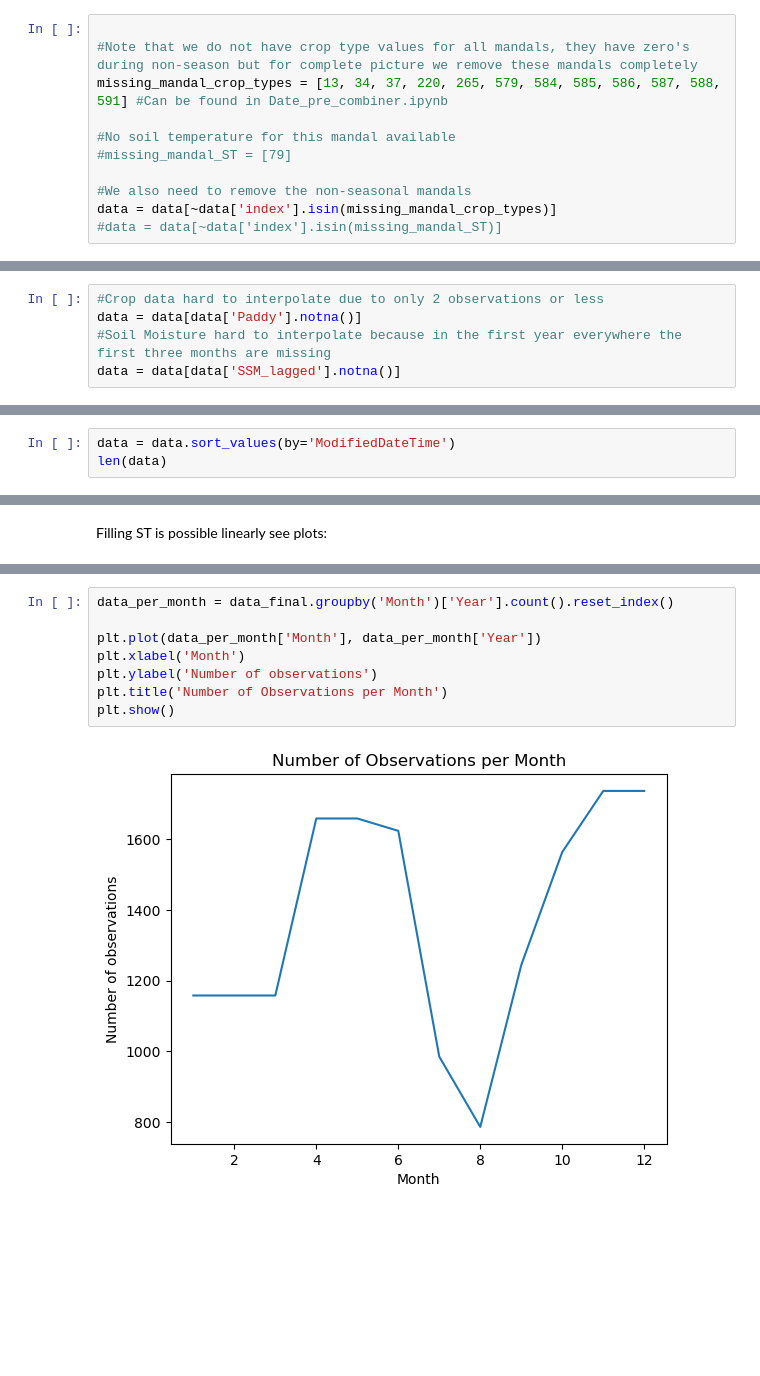
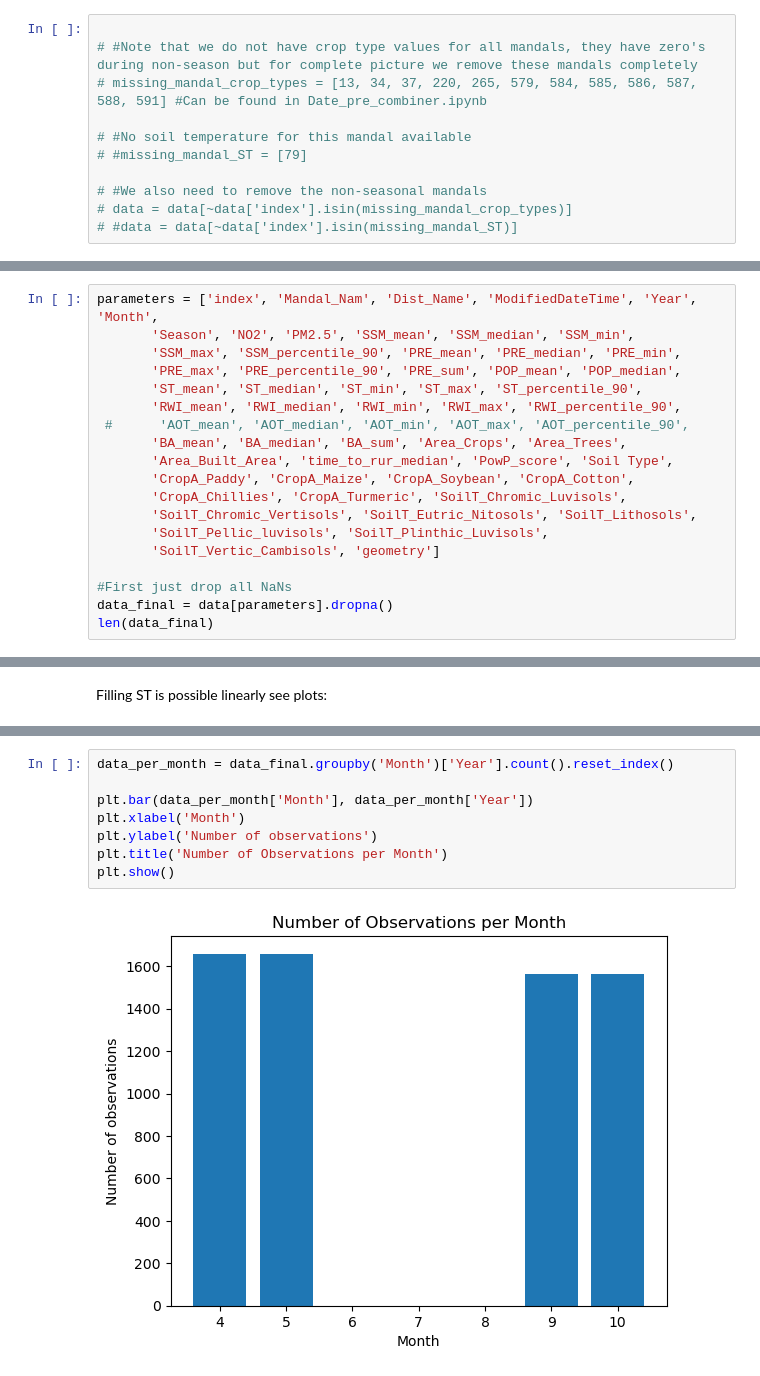
Before and after one commit to undpindia/dicra, a Jupyter notebook: analytics/sandbox/notebooks/crop_fires/Model/Missing_Data.ipynb, the cells around one changed output, grey strips where cells are left out. Cells and saved outputs as stored; diff of their text form; blank space fills up the shorter version.

```diff
--- a/analytics/sandbox/notebooks/crop_fires/Model/Missing_Data.ipynb
+++ b/analytics/sandbox/notebooks/crop_fires/Model/Missing_Data.ipynb
@@ -72,12 +76,12 @@ AOT_percentile_90_lagged has 2192 missing values.
 ## Dropping all mandals of which no one data type is available
 # %%
 
-#Note that we do not have crop type values for all mandals, they have zero's during non-season but for complete picture we remove these mandals completely
-missing_mandal_crop_types = [13, 34, 37, 220, 265, 579, 584, 585, 586, 587, 588, 591] #Can be found in Date_pre_combiner.ipynb
+# #Note that we do not have crop type values for all mandals, they have zero's during non-season but for complete picture we remove these mandals completely
+# missing_mandal_crop_types = [13, 34, 37, 220, 265, 579, 584, 585, 586, 587, 588, 591] #Can be found in Date_pre_combiner.ipynb
 
-#No soil temperature for this mandal available
-#missing_mandal_ST = [79]
+# #No soil temperature for this mandal available
+# #missing_mandal_ST = [79]
 
-#We also need to remove the non-seasonal mandals
-data = data[~data['index'].isin(missing_mandal_crop_types)]
-#data = data[~data['index'].isin(missing_mandal_ST)]
+# #We also need to remove the non-seasonal mandals
+# data = data[~data['index'].isin(missing_mandal_crop_types)]
+# #data = data[~data['index'].isin(missing_mandal_ST)]
@@ -91,5 +105,0 @@ data_final = data.dropna()
-# %%
-#Crop data hard to interpolate due to only 2 observations or less
-data = data[data['Paddy'].notna()]
-#Soil Moisture hard to interpolate because in the first year everywhere the first three months are missing
-data = data[data['SSM_lagged'].notna()]
@@ -119,3 +105,0 @@ AOT_percentile_90_lagged has 2106 missing values.
-# %%
-data = data.sort_values(by='ModifiedDateTime')
-len(data)
@@ -123,0 +106,19 @@ len(data)
+# %%
+parameters = ['index', 'Mandal_Nam', 'Dist_Name', 'ModifiedDateTime', 'Year', 'Month',
+       'Season', 'NO2', 'PM2.5', 'SSM_mean', 'SSM_median', 'SSM_min',
+       'SSM_max', 'SSM_percentile_90', 'PRE_mean', 'PRE_median', 'PRE_min',
+       'PRE_max', 'PRE_percentile_90', 'PRE_sum', 'POP_mean', 'POP_median',
+       'ST_mean', 'ST_median', 'ST_min', 'ST_max', 'ST_percentile_90',
+       'RWI_mean', 'RWI_median', 'RWI_min', 'RWI_max', 'RWI_percentile_90',
+ #      'AOT_mean', 'AOT_median', 'AOT_min', 'AOT_max', 'AOT_percentile_90',
+       'BA_mean', 'BA_median', 'BA_sum', 'Area_Crops', 'Area_Trees',
+       'Area_Built_Area', 'time_to_rur_median', 'PowP_score', 'Soil Type',
+       'CropA_Paddy', 'CropA_Maize', 'CropA_Soybean', 'CropA_Cotton',
+       'CropA_Chillies', 'CropA_Turmeric', 'SoilT_Chromic_Luvisols',
+       'SoilT_Chromic_Vertisols', 'SoilT_Eutric_Nitosols', 'SoilT_Lithosols',
+       'SoilT_Pellic_luvisols', 'SoilT_Plinthic_Luvisols',
+       'SoilT_Vertic_Cambisols', 'geometry']
+
+#First just drop all NaNs
+data_final = data[parameters].dropna()
+len(data_final)
@@ -193,10 +164,10 @@ plt.show()
 # %%
 data_per_month = data_final.groupby('Month')['Year'].count().reset_index()
 
-plt.plot(data_per_month['Month'], data_per_month['Year'])
+plt.bar(data_per_month['Month'], data_per_month['Year'])
 plt.xlabel('Month')
 plt.ylabel('Number of observations')
 plt.title('Number of Observations per Month')
 plt.show()
 # %% [output]
-[figure, old version]
+[figure, new version]
```
Also changed, not shown: parts of 22 cells of this notebook, 3 other files.
